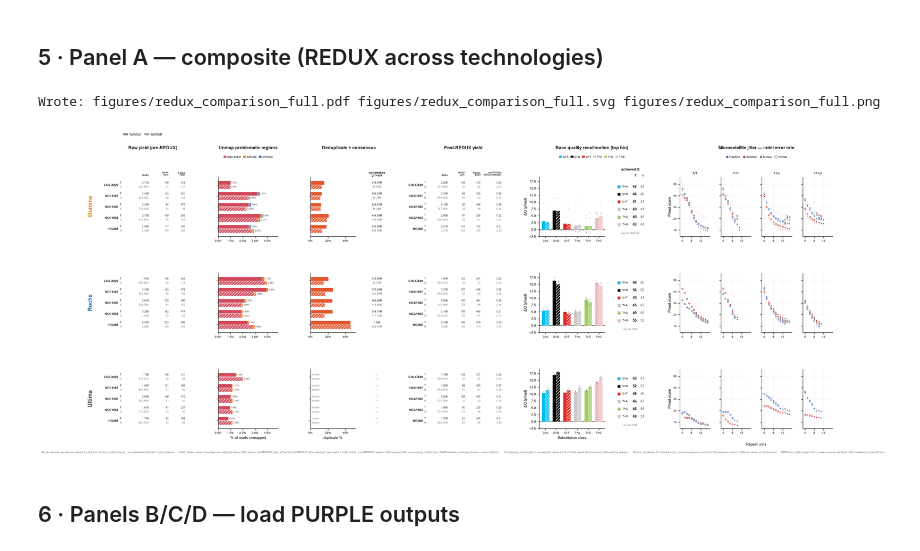
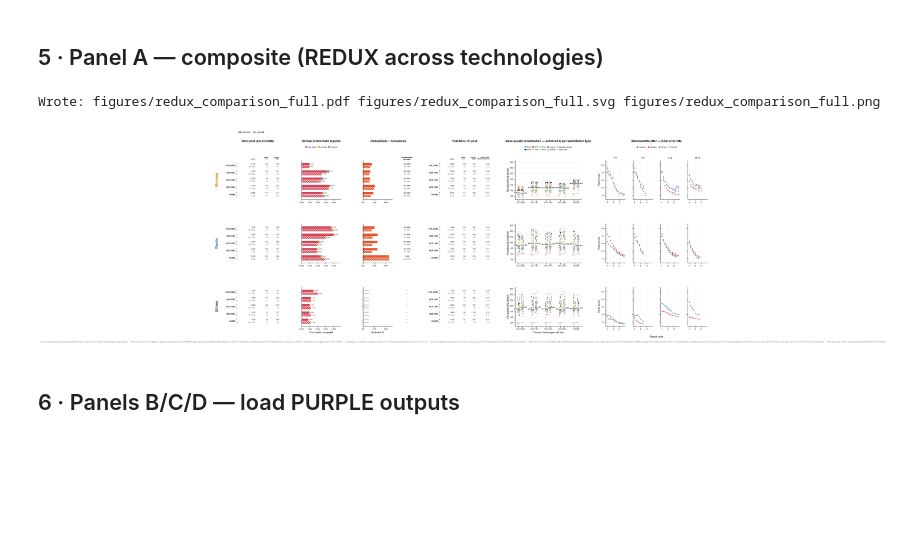
Before and after one commit to hartwigmedical/oncoanalyser-paper, a Jupyter notebook: fig_cross_platform.ipynb, the cells around one changed output. Saved outputs shown, nothing was run; the diff lists cells and outputs as text; code cells hidden in the pictures; blank space fills up the shorter version.

Commit message:
Changed path to new FFPE tn run for redux logs, updated cross platform plot with BQR Bubble style

```diff
--- a/fig_cross_platform.ipynb
+++ b/fig_cross_platform.ipynb
@@ -742,8 +817,8 @@ dup_xmax = max((g[t]["summary"].get("dup_pct", 0) or 0
                 if g[t] and not g[t]["log"].get("dedup_disabled")),
                default=0.5) * 1.12
 
-# columns: raw_yield | · | unmap | · | dedup | groups | · | post_yield | · | bqr | absq | · | jitter×4
-COL_W = [2.2, 0.35, 2.0, 0.35, 1.5, 0.7, 0.5, 2.6, 0.5, 2.2, 0.95, 0.45, 1.0, 1.0, 1.0, 1.0]
+# columns: raw_yield | · | unmap | · | dedup | groups | · | post_yield | · | bqr | · | jitter×4
+COL_W = [2.2, 0.35, 2.0, 0.35, 1.5, 0.7, 0.5, 2.6, 0.5, 3.4, 0.45, 1.0, 1.0, 1.0, 1.0]
 
 for r, plat in enumerate(plats):
     rg = outer[r].subgridspec(1, len(COL_W), width_ratios=COL_W, wspace=0.32)
@@ -753,10 +828,9 @@ for r, plat in enumerate(plats):
     ax_groups = fig.add_subplot(rg[5])
     ax_post   = fig.add_subplot(rg[7])
     ax_bqr    = fig.add_subplot(rg[9], sharey=bqr_ref); bqr_ref = bqr_ref or ax_bqr
-    ax_absq   = fig.add_subplot(rg[10])
     jax = []
     for i in range(4):
-        aj = fig.add_subplot(rg[12 + i], sharey=jit_ref); jit_ref = jit_ref or aj
+        aj = fig.add_subplot(rg[11 + i], sharey=jit_ref); jit_ref = jit_ref or aj
         jax.append(aj)
 
     groups = REDUX_DATA[plat]
@@ -766,16 +840,15 @@ for r, plat in enumerate(plats):
     draw_dedup_row(ax_dedup, groups, xmax=dup_xmax, show_xlabel=is_bot)
     draw_consensus_col(ax_groups, groups, show_title=is_top)
     draw_yield_panel(ax_post, groups, phase="post", show_header=is_top)
-    draw_bqr_row(ax_bqr, groups, show_xlabel=is_bot)
-    draw_absq_panel(ax_absq, groups, show_title=is_top)
+    draw_bqr_scatter(ax_bqr, groups, show_xlabel=is_bot)
     draw_jitter_row(jax, groups, show_titles=is_top)
 
     row_axes.append((plat, ax_pre))
     if is_top:
         top_axes = {"pre": ax_pre, "unmap": ax_unmap, "dedup": ax_dedup, "groups": ax_groups,
-                    "post": ax_post, "bqr": ax_bqr, "absq": ax_absq, "jax": jax}
+                    "post": ax_post, "bqr": ax_bqr, "jax": jax}
 
-bqr_ref.set_ylim(-2.5, 19)
+bqr_ref.set_ylim(32, 66.5)
 fig.canvas.draw()
 
 # --- vertical platform row labels (left edge, platform colour) --------------------------------
@@ -788,7 +861,7 @@ for plat, ax_left in row_axes:
 ppre = top_axes["pre"].get_position(); pu = top_axes["unmap"].get_position()
 pd_ = top_axes["dedup"].get_position(); pg = top_axes["groups"].get_position()
 ppost = top_axes["post"].get_position()
-pb = top_axes["bqr"].get_position();   pa = top_axes["absq"].get_position()
+pb = top_axes["bqr"].get_position()
 pj0 = top_axes["jax"][0].get_position(); pj3 = top_axes["jax"][-1].get_position()
 yhead = max(ppre.y1, pu.y1, pb.y1, pj3.y1) + 0.085
 def _hdr(x, txt, ha="center"):
@@ -797,7 +870,7 @@ _hdr((ppre.x0 + ppre.x1) / 2, "Raw yield (pre-REDUX)")
 _hdr((pu.x0 + pu.x1) / 2, "Unmap problematic regions")
 _hdr((pd_.x0 + pg.x1) / 2, "Deduplicate + consensus")
 _hdr((ppost.x0 + ppost.x1) / 2, "Post-REDUX yield")
-_hdr((pb.x0 + pa.x1) / 2, "Base quality recalibration (top bin)")
+_hdr((pb.x0 + pb.x1) / 2, "Base quality recalibration — achieved Q per substitution type")
 _hdr((pj0.x0 + pj3.x1) / 2, "Microsatellite jitter — indel error rate")
 
 # tumour/normal encoding legend (shared across all panels), top-left
@@ -807,38 +880,38 @@ fig.legend(handles=[Patch(facecolor="#888", edgecolor="white", label="tumour"),
            frameon=False, handlelength=1.5, columnspacing=1.0, handletextpad=0.4)
 
 # per-column-group legends, each sitting just under its own title -------------------------------
 ylegend = yhead - 0.012
 fig.legend(handles=UNMAP_HANDLES, ncol=3, loc="upper center",
            bbox_to_anchor=((pu.x0 + pu.x1) / 2, ylegend), fontsize=6, handlelength=1.0,
            columnspacing=0.7, handletextpad=0.35, frameon=False)          # unmapping reasons
-fig.legend(handles=[Patch(facecolor=SBS_COLORS[s], label=s) for s in SBS_ORDER],
-           ncol=6, loc="upper center", bbox_to_anchor=((pb.x0 + pa.x1) / 2, ylegend),
-           fontsize=6, handlelength=1.0, columnspacing=0.7, handletextpad=0.35, frameon=False)  # BQR classes
+fig.legend(handles=BQR_HANDLES,
+           ncol=5, loc="upper center", bbox_to_anchor=((pb.x0 + pb.x1) / 2, ylegend),
+           fontsize=6, handlelength=1.0, columnspacing=0.7, handletextpad=0.35, frameon=False)  # BQR classes + T/N
 fig.legend(handles=JITTER_HANDLES, ncol=4, loc="upper center",
            bbox_to_anchor=((pj0.x0 + pj3.x1) / 2, ylegend), fontsize=6, handlelength=1.0,
            columnspacing=0.9, handletextpad=0.35, frameon=False)          # jitter ins/del + T/N
 
 # shared x label for jitter (bottom row)
 pjb0 = fig.axes[-4].get_position(); pjb3 = fig.axes[-1].get_position()
 fig.text((pjb0.x0 + pjb3.x1) / 2, pjb0.y0 - 0.052, "Repeat units", ha="center", fontsize=8)
 
 # footnote
 fig.text(0.5, 0.010,
          "All per-sample panels are paired by cell line: tumour (solid) above, normal (white-hatched / open) below.  ·  "
          "Yield: reads, mean coverage and aligned bases (Gb) shown pre-REDUX (raw, left) and post-REDUX (after dedup); raw reads = total reads, post-REDUX reads = still mapped after unmapping; uniformity = MAD/median coverage (lower = more uniform).  ·  "
          "Unmapping: bar length = unmapped reads as % of total reads (shared axis), coloured by reason.  ·  "
          "Dedup: duplicate % (shared axis); consensus-group counts in the adjacent column (Ultima marks no duplicates).  ·  "
-         "BQR bars / jitter large dots = mean across cell lines; faint markers = one cell line.",
+         "BQR: each cloud is one sample’s 96 pyrimidine-normalised substitution types, coloured by class, placed at the recalibrated Q REDUX assigns them; solid bar with number = sample median, dashed grey rule = the raw quality bin the instrument assigned (Illumina mixes Q37- and Q40-binned runs), and types below it are ones the raw bin over-rated.  ·  Jitter large dots = mean across cell lines; faint markers = one cell line.",
          ha="center", fontsize=6.0, color="#777")
 
 stem = EXPORT_DIR / "redux_comparison_full"
 for ext in ("pdf", "svg", "png"):
     fig.savefig(f"{stem}.{ext}", bbox_inches="tight")
 print("Wrote:", *(f"{stem}.{e}" for e in ("pdf", "svg", "png")))
 plt.show()
 # %% [output]
 Wrote: figures/redux_comparison_full.pdf figures/redux_comparison_full.svg figures/redux_comparison_full.png
-[figure, old version]
+[figure, new version]
 # %% [markdown]
 ## 6 · Panels B/C/D — load PURPLE outputs
 # %%
```
Also changed, not shown: parts of 3 cells of this notebook, 2 other files.
